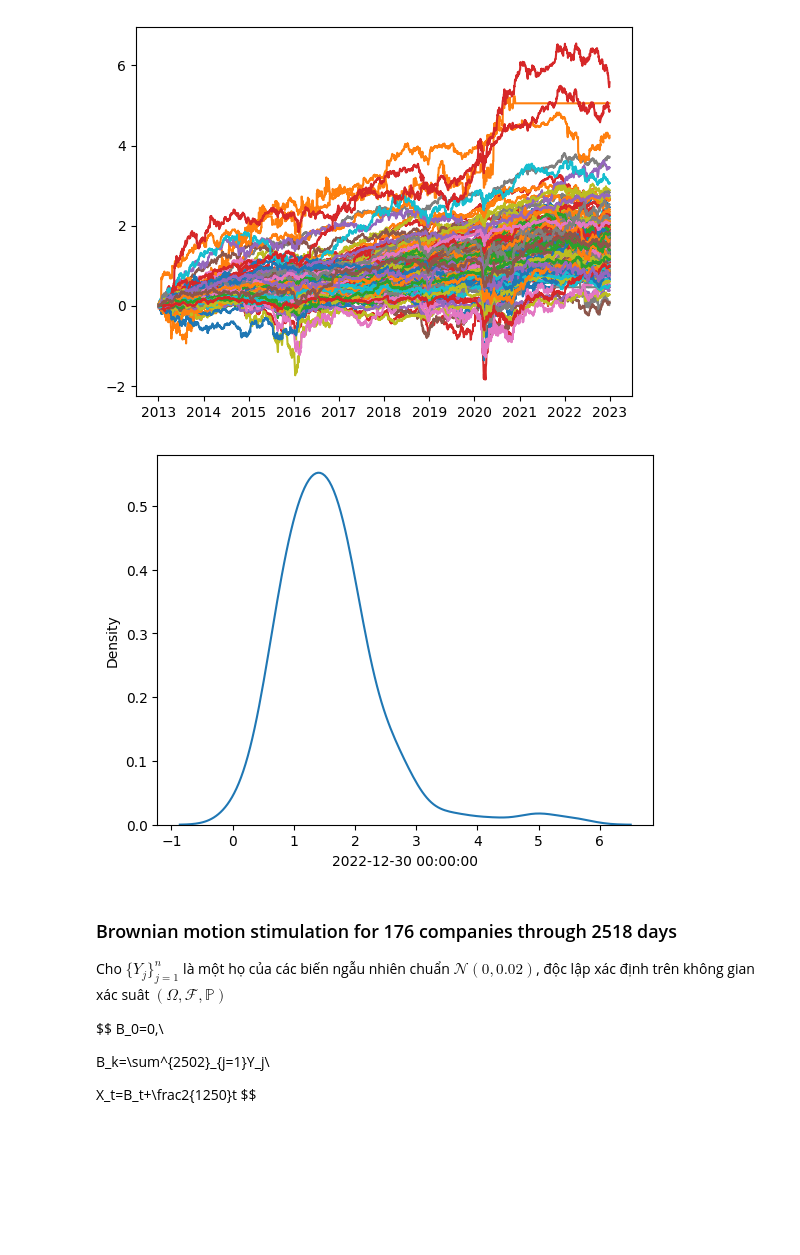
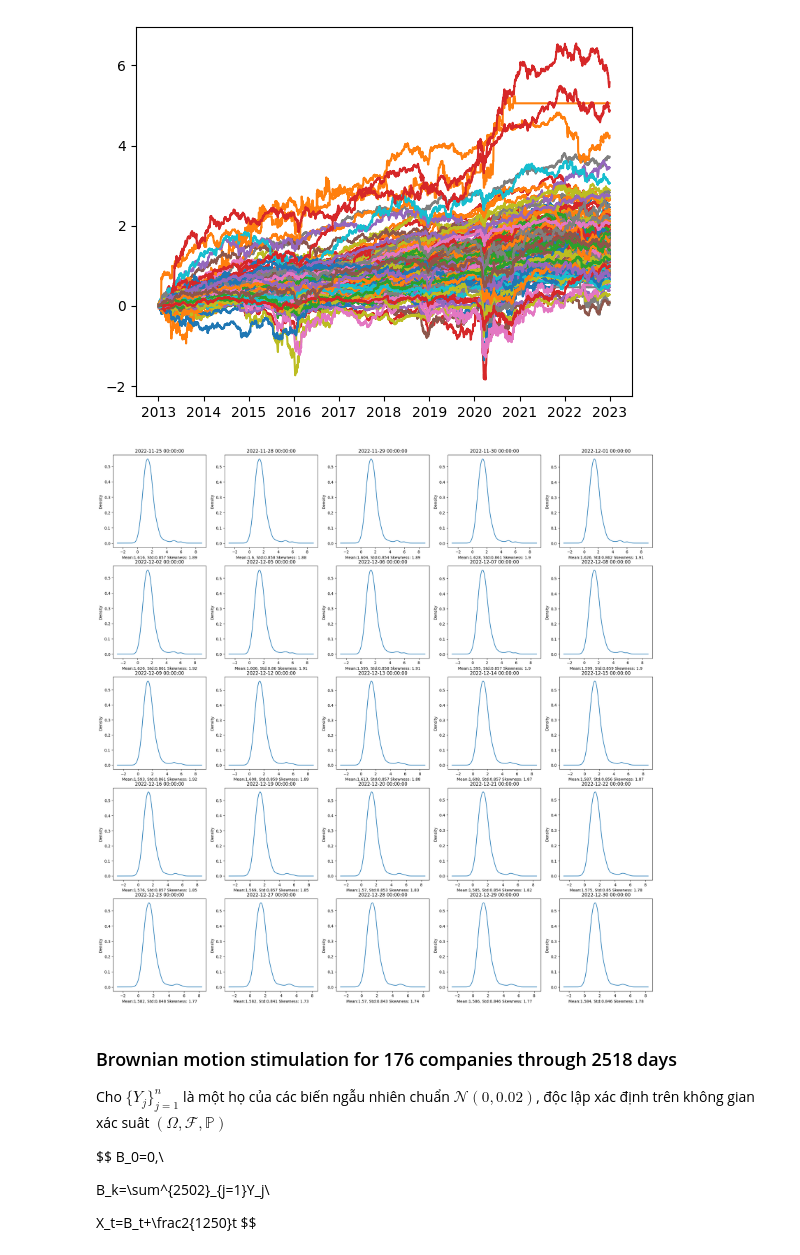
Before and after one commit to khanhtrinh2003/Financial-mathematics, a Jupyter notebook: main.ipynb, the cells around one changed output. Cells and saved outputs as stored; diff of their text form; code cells hidden in the pictures; blank space fills up the shorter version.

```diff
--- a/main.ipynb
+++ b/main.ipynb
@@ -175,11 +175,27 @@ plt.plot(np.cumsum(us_return))
 plt.show()
 # %% [output]
 [figure]
-# %%
-sns.kdeplot(np.cumsum(us_return).iloc[-1,])
-plt.show()
-# %% [output]
-[figure, removed]
+# %%
+df = np.cumsum(us_return).iloc[-25:, :]
+r =int(np.ceil(np.sqrt(df.shape[0])))
+c = int(np.floor(np.sqrt(df.shape[0])))
+fig, ax = plt.subplots(r, c,  figsize=(r*c, r*c))
+
+# Plot the histograms
+m=0
+for row in range(r):
+    for col in range(c):
+        df.iloc[m].plot.kde(ax=ax[row, col])
+        # ax[row, col].hist(df.iloc[m], bins=20)
+        ax[row, col].set_title(df.iloc[m].name)
+        ax[row,col].set_xlabel(f"Mean:{round(df.iloc[m].mean(),3)}, Std:{round(df.iloc[m].std(),3)} Skewness: {round(df.iloc[m].skew(),2)}")
+        m+=1
+
+
+# Display the plot
+plt.show()
+# %% [output]
+[figure, added]
 # %% [markdown]
 ### Brownian motion stimulation for 176 companies through 2518 days
 Cho $\{Y_j\}_{j=1}^n$ là một họ của các biến ngẫu nhiên chuẩn $\mathcal N(0,0.02)$, độc lập xác định trên không gian xác suât $(\Omega,\mathcal F,\mathbb P)$
```
Also changed, not shown: parts of 4 cells of this notebook.
